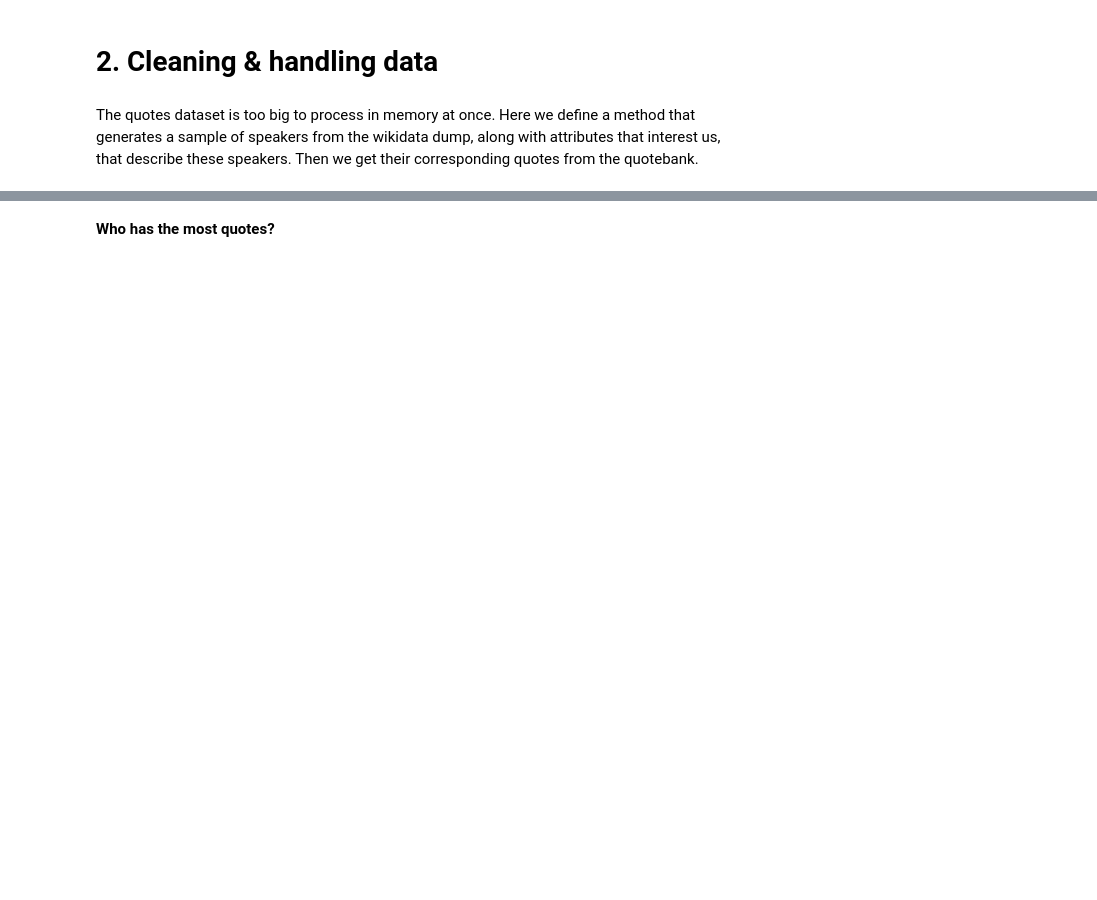
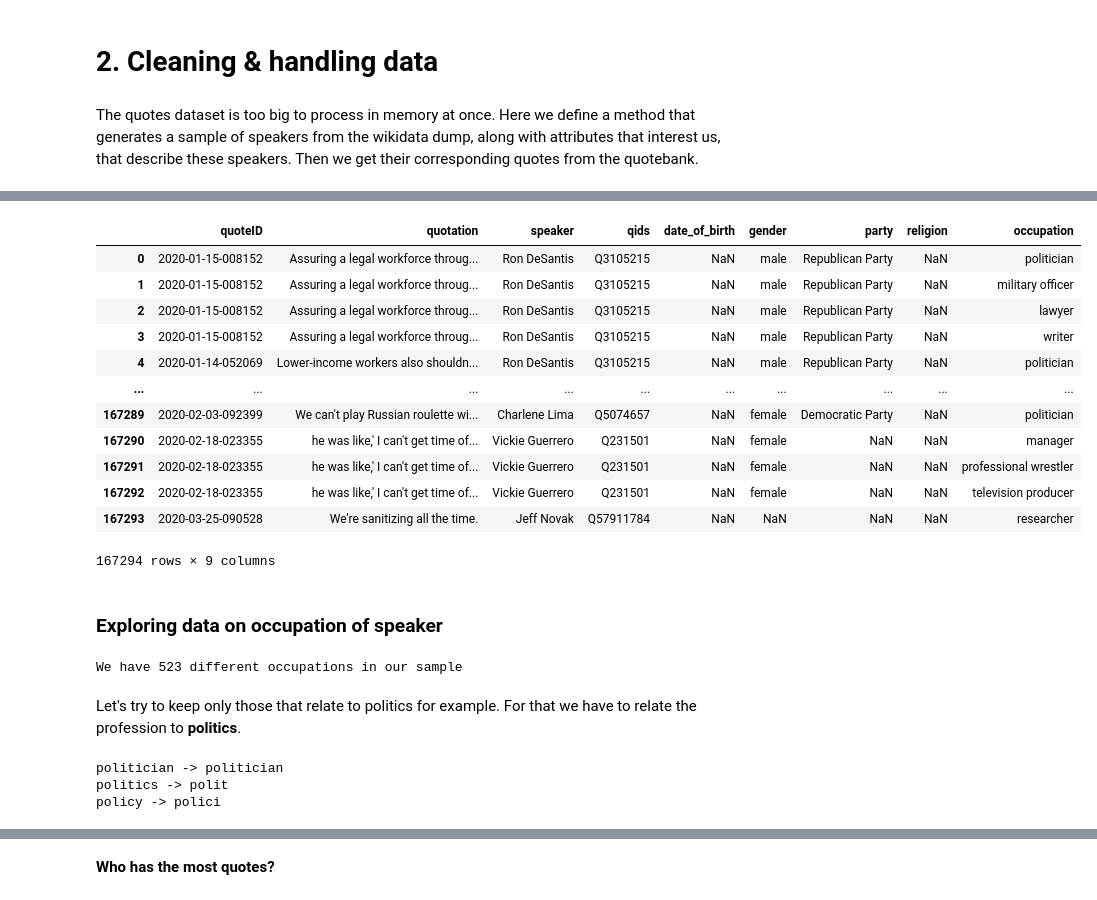
Before and after one commit to epfl-ada/ada-2021-project-comic-sans, a Jupyter notebook: milestone_2.ipynb, the cells around one changed output, grey strips where cells are left out. Drawn from its saved outputs; the diff is of its cells as text; code cells hidden in the pictures; blank space fills up the shorter version.

```diff
--- a/milestone_2.ipynb
+++ b/milestone_2.ipynb
@@ -83,0 +126,6 @@ sample
+# %%
+original_sample_size = len(sample)
+
+for col in speaker_attributes_filter_columns:
+    sample = sample.explode(col)
+sample.head()
@@ -87 +167,48 @@ sample.to_csv(path_or_buf=PATH_OUTPUT + '/speakers_quotes_1000_samples.csv', ind
+# %%
+merged_labels = retrieved_sample.copy()
+for col in speaker_attributes_filter_columns:
+    merged_labels = merged_labels.merge(df_wikidata_labels, left_on=col, right_index=True, how='left')
+    merged_labels[col] = merged_labels['Label']
+    merged_labels.drop(columns=['Label', 'Description'], inplace=True)
+# %%
+merged_labels
+# %% [output]
+|  | quoteID | quotation | speaker | qids | date_of_birth | gender | party | religion | occupation |
+| 0 | 2020-01-15-008152 | Assuring a legal workforce throug... | Ron DeSantis | Q3105215 | NaN | male | Republican Party | NaN | politician |
+| 1 | 2020-01-15-008152 | Assuring a legal workforce throug... | Ron DeSantis | Q3105215 | NaN | male | Republican Party | NaN | military officer |
+| 2 | 2020-01-15-008152 | Assuring a legal workforce throug... | Ron DeSantis | Q3105215 | NaN | male | Republican Party | NaN | lawyer |
+| 3 | 2020-01-15-008152 | Assuring a legal workforce throug... | Ron DeSantis | Q3105215 | NaN | male | Republican Party | NaN | writer |
+| 4 | 2020-01-14-052069 | Lower-income workers also shouldn... | Ron DeSantis | Q3105215 | NaN | male | Republican Party | NaN | politician |
+| ... | ... | ... | ... | ... | ... | ... | ... | ... | ... |
+| 167289 | 2020-02-03-092399 | We can't play Russian roulette wi... | Charlene Lima | Q5074657 | NaN | female | Democratic Party | NaN | politician |
+| 167290 | 2020-02-18-023355 | he was like,' I can't get time of... | Vickie Guerrero | Q231501 | NaN | female | NaN | NaN | manager |
+| 167291 | 2020-02-18-023355 | he was like,' I can't get time of... | Vickie Guerrero | Q231501 | NaN | female | NaN | NaN | professional wrestler |
+| 167292 | 2020-02-18-023355 | he was like,' I can't get time of... | Vickie Guerrero | Q231501 | NaN | female | NaN | NaN | television producer |
+| 167293 | 2020-03-25-090528 | We're sanitizing all the time. | Jeff Novak | Q57911784 | NaN | NaN | NaN | NaN | researcher |
+167294 rows × 9 columns
+# %% [markdown]
+### Exploring data on occupation of speaker
+# %%
+print('We have {} different occupations in our sample'.format(len(merged_labels.occupation.unique())))
+# %% [output]
+We have 523 different occupations in our sample
+# %% [markdown]
+Let's try to keep only those that relate to politics for example. For that we have to relate the profession to **politics**.
+# %%
+#Importing required modules
+from nltk.stem.porter import PorterStemmer
+
+#Creating the class object
+stemmer = PorterStemmer()
+
+#words to stem
+words = ['politician', 'politics', 'policy']
+
+#Stemming the words
+for word in words:
+    print(word+' -> '+ stemmer.stem(word))
+# %% [output]
+politician -> politician
+politics -> polit
+policy -> polici
 # %% [markdown]
```
Also changed, not shown: parts of 20 cells of this notebook.
